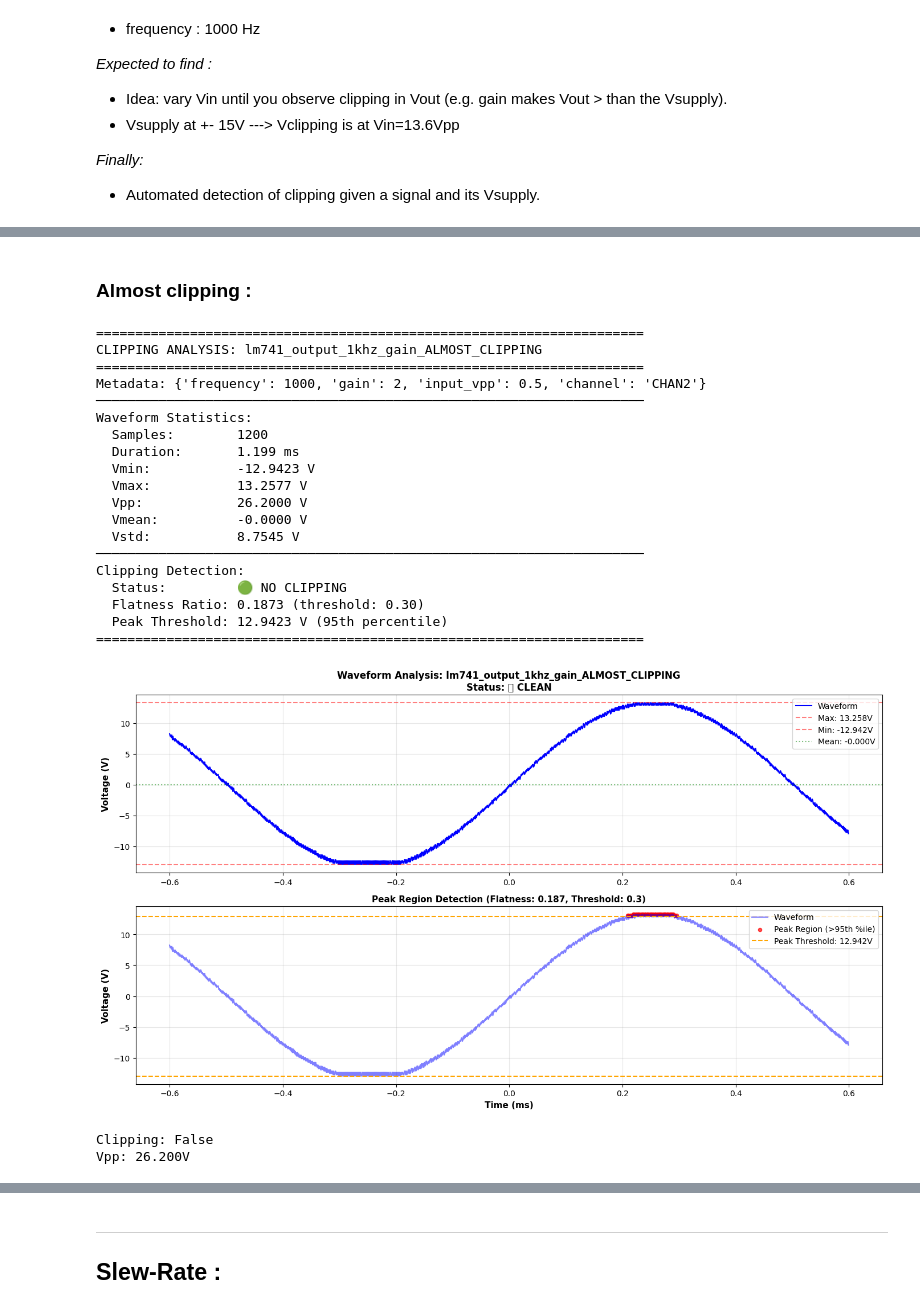
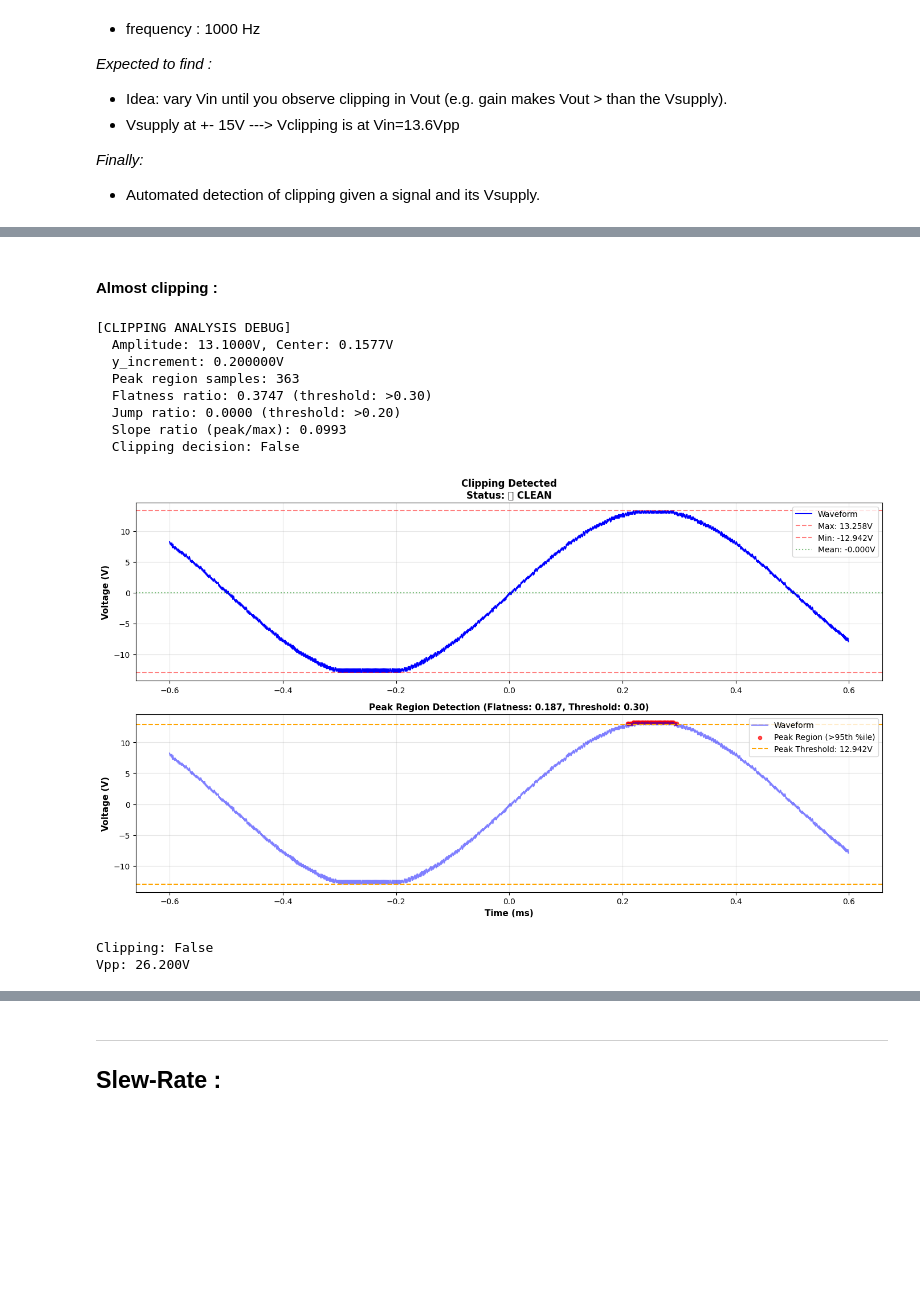
Before and after one commit to Muten-Roshi-Sama/data_acquisition_RIGOL_Oscillator_and_function_generator, a Jupyter notebook: LM741/lm741.ipynb, the cells around one changed output, grey strips where cells are left out. Cells and saved outputs as stored; diff of their text form; code cells hidden in the pictures; blank space fills up the shorter version.

Commit message:
Binary search clipping detection.

```diff
--- a/LM741/lm741.ipynb
+++ b/LM741/lm741.ipynb
@@ -708,39 +684,30 @@ Clipping Detection:
 Clipping: False
 Vpp: 26.200V
 # %% [markdown]
-### Almost clipping :
+#### Almost clipping :
 # %%
 # EXAMPLE ALMOST CLIPPING - 13.5Vpp (clips at 13.6Vpp)
-result = analyze_saved_waveform_for_clipping(
-    fileALMOSTCLIPPING,
-    plot=True,
-    verbose=True
-)
+
+threshold_pct = 95
+file = fileALMOSTCLIPPING
+
+data = load_waveform_data(file)
+analysis = analyze_waveform_clipping(data['voltage_array'], data['preamble']['y_increment'], threshold_pct=threshold_pct, verbose=True)
+plot = plot_clipping_analysis(time_array=data['time_array'], voltage_array=data['voltage_array'], analysis_result=analysis, title_prefix="Clipping Detected")
 
 # Check results
-print(f"Clipping: {result['is_clipping']}")
-print(f"Vpp: {result['analysis']['v_peak_to_peak']:.3f}V")
+print(f"Clipping: {analysis['is_clipping']}")
+print(f"Vpp: {analysis['v_peak_to_peak']:.3f}V")
 # %% [output]
-======================================================================
-CLIPPING ANALYSIS: lm741_output_1khz_gain_ALMOST_CLIPPING
-======================================================================
-Metadata: {'frequency': 1000, 'gain': 2, 'input_vpp': 0.5, 'channel': 'CHAN2'}
-──────────────────────────────────────────────────────────────────────
-Waveform Statistics:
-  Samples:        1200
-  Duration:       1.199 ms
-  Vmin:           -12.9423 V
-  Vmax:           13.2577 V
-  Vpp:            26.2000 V
-  Vmean:          -0.0000 V
-  Vstd:           8.7545 V
-──────────────────────────────────────────────────────────────────────
-Clipping Detection:
-  Status:         🟢 NO CLIPPING
-  Flatness Ratio: 0.1873 (threshold: 0.30)
-  Peak Threshold: 12.9423 V (95th percentile)
-======================================================================
+[CLIPPING ANALYSIS DEBUG]
+  Amplitude: 13.1000V, Center: 0.1577V
+  y_increment: 0.200000V
+  Peak region samples: 363
+  Flatness ratio: 0.3747 (threshold: >0.30)
+  Jump ratio: 0.0000 (threshold: >0.20)
+  Slope ratio (peak/max): 0.0993
+  Clipping decision: False
-[figure, old version]
+[figure, new version]
 Clipping: False
 Vpp: 26.200V
 # %% [markdown]
```
Also changed, not shown: parts of 24 cells of this notebook, 1 other file.
